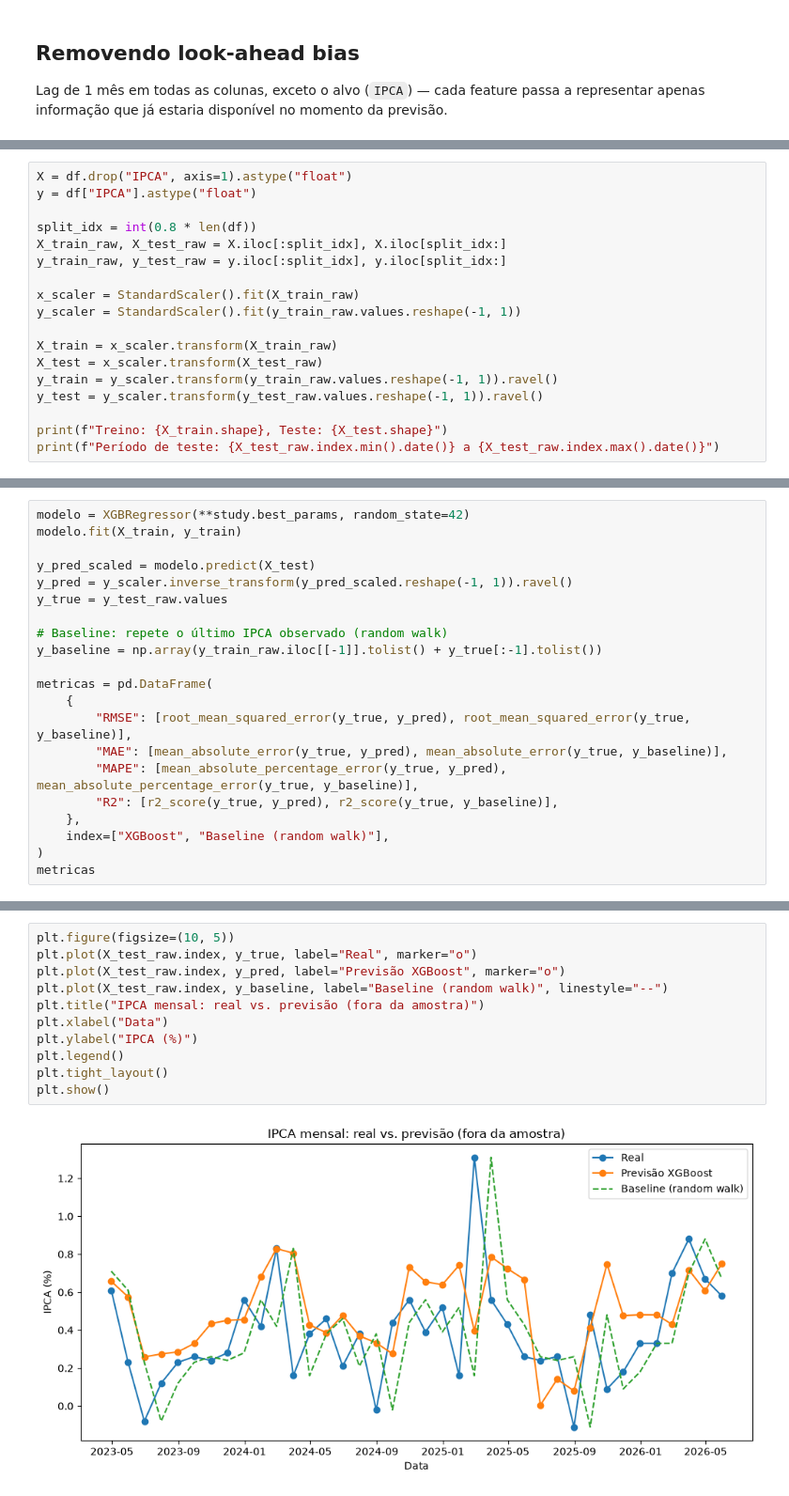
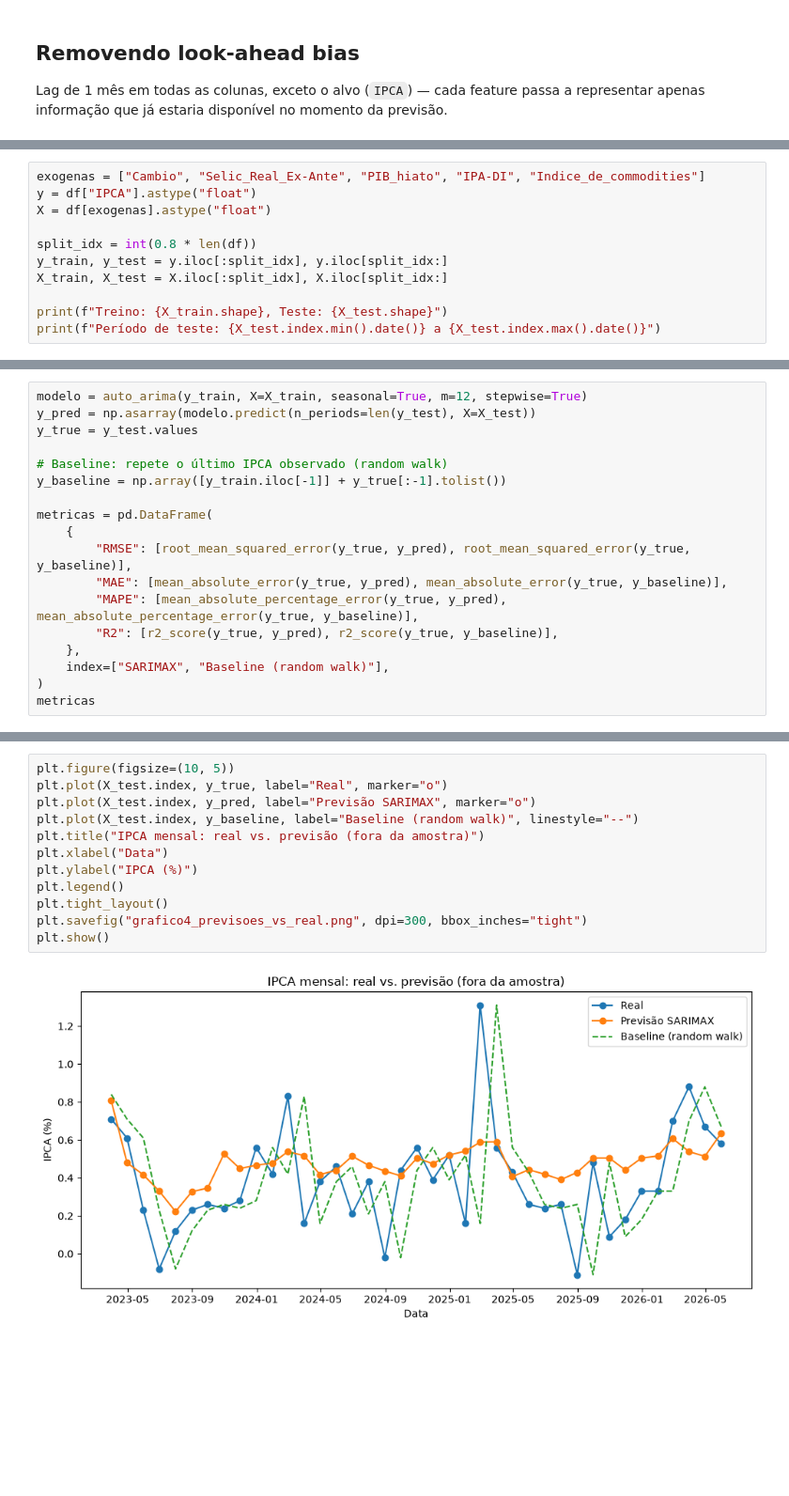
Before and after one commit to rafaelt0/ipca-forecast-xgboost, a Jupyter notebook: ipca_forecast.ipynb, the cells around one changed output, grey strips where cells are left out. Shown at 94% size. Saved outputs shown, nothing was run; the diff lists cells and outputs as text; blank space fills up the shorter version.

```diff
--- a/ipca_forecast.ipynb
+++ b/ipca_forecast.ipynb
@@ -182,19 +144,12 @@ distribuição do período de teste para o pré-processamento.
 # %%
-X = df.drop("IPCA", axis=1).astype("float")
+exogenas = ["Cambio", "Selic_Real_Ex-Ante", "PIB_hiato", "IPA-DI", "Indice_de_commodities"]
 y = df["IPCA"].astype("float")
+X = df[exogenas].astype("float")
 
 split_idx = int(0.8 * len(df))
-X_train_raw, X_test_raw = X.iloc[:split_idx], X.iloc[split_idx:]
-y_train_raw, y_test_raw = y.iloc[:split_idx], y.iloc[split_idx:]
-
-x_scaler = StandardScaler().fit(X_train_raw)
-y_scaler = StandardScaler().fit(y_train_raw.values.reshape(-1, 1))
-
-X_train = x_scaler.transform(X_train_raw)
-X_test = x_scaler.transform(X_test_raw)
-y_train = y_scaler.transform(y_train_raw.values.reshape(-1, 1)).ravel()
-y_test = y_scaler.transform(y_test_raw.values.reshape(-1, 1)).ravel()
+y_train, y_test = y.iloc[:split_idx], y.iloc[split_idx:]
+X_train, X_test = X.iloc[:split_idx], X.iloc[split_idx:]
 
 print(f"Treino: {X_train.shape}, Teste: {X_test.shape}")
-print(f"Período de teste: {X_test_raw.index.min().date()} a {X_test_raw.index.max().date()}")
+print(f"Período de teste: {X_test.index.min().date()} a {X_test.index.max().date()}")
 # %% [output]
@@ -254,13 +165,10 @@ modelo reflete sinal real ou apenas a autocorrelação trivial da série.
 # %%
-modelo = XGBRegressor(**study.best_params, random_state=42)
-modelo.fit(X_train, y_train)
-
-y_pred_scaled = modelo.predict(X_test)
-y_pred = y_scaler.inverse_transform(y_pred_scaled.reshape(-1, 1)).ravel()
-y_true = y_test_raw.values
+modelo = auto_arima(y_train, X=X_train, seasonal=True, m=12, stepwise=True)
+y_pred = np.asarray(modelo.predict(n_periods=len(y_test), X=X_test))
+y_true = y_test.values
 
 # Baseline: repete o último IPCA observado (random walk)
-y_baseline = np.array(y_train_raw.iloc[[-1]].tolist() + y_true[:-1].tolist())
+y_baseline = np.array([y_train.iloc[-1]] + y_true[:-1].tolist())
 
 metricas = pd.DataFrame(
     {
@@ -269,7 +177,7 @@ metricas = pd.DataFrame(
         "MAPE": [mean_absolute_percentage_error(y_true, y_pred), mean_absolute_percentage_error(y_true, y_baseline)],
         "R2": [r2_score(y_true, y_pred), r2_score(y_true, y_baseline)],
     },
-    index=["XGBoost", "Baseline (random walk)"],
+    index=["SARIMAX", "Baseline (random walk)"],
 )
 metricas
 # %% [output]
@@ -279,16 +187,17 @@ metricas
 # %%
 plt.figure(figsize=(10, 5))
-plt.plot(X_test_raw.index, y_true, label="Real", marker="o")
-plt.plot(X_test_raw.index, y_pred, label="Previsão XGBoost", marker="o")
-plt.plot(X_test_raw.index, y_baseline, label="Baseline (random walk)", linestyle="--")
+plt.plot(X_test.index, y_true, label="Real", marker="o")
+plt.plot(X_test.index, y_pred, label="Previsão SARIMAX", marker="o")
+plt.plot(X_test.index, y_baseline, label="Baseline (random walk)", linestyle="--")
 plt.title("IPCA mensal: real vs. previsão (fora da amostra)")
 plt.xlabel("Data")
 plt.ylabel("IPCA (%)")
 plt.legend()
 plt.tight_layout()
+plt.savefig("grafico4_previsoes_vs_real.png", dpi=300, bbox_inches="tight")
 plt.show()
 # %% [output]
-[figure, old version]
+[figure, new version]
 # %% [markdown]
 ## Conclusão
 
```
Also changed, not shown: parts of 12 cells of this notebook, 2 other files.
